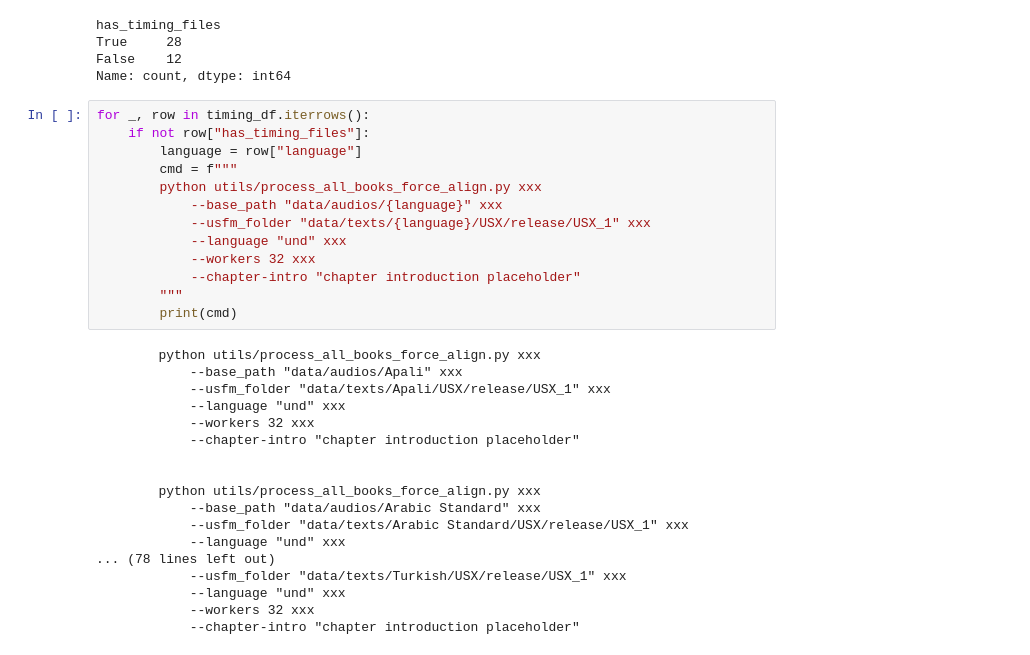
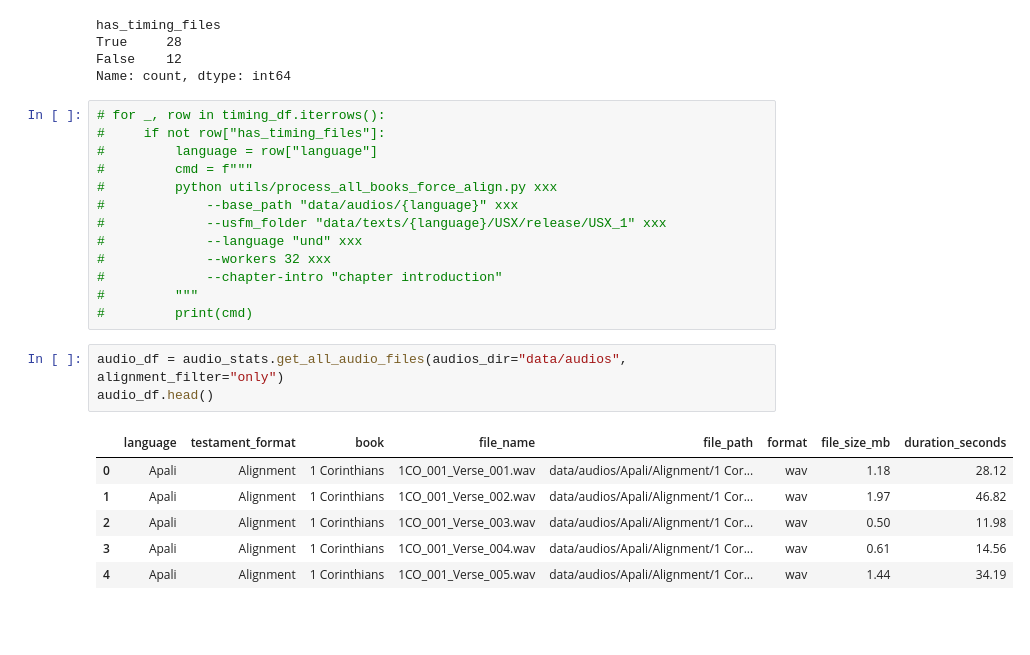
Before and after one commit to davidguzmanr/bible-tts-resources, a Jupyter notebook: dev.ipynb, the cells around one changed output. Drawn from its saved outputs; the diff is of its cells as text; blank space fills up the shorter version.

Commit message:
Update some utils

```diff
--- a/dev.ipynb
+++ b/dev.ipynb
@@ -490,33 +490,25 @@ True     28
 False    12
 Name: count, dtype: int64
 # %%
-for _, row in timing_df.iterrows():
-    if not row["has_timing_files"]:
-        language = row["language"]
-        cmd = f"""
-        python utils/process_all_books_force_align.py xxx
-            --base_path "data/audios/{language}" xxx
-            --usfm_folder "data/texts/{language}/USX/release/USX_1" xxx
-            --language "und" xxx
-            --workers 32 xxx
-            --chapter-intro "chapter introduction placeholder"
-        """
-        print(cmd)
+# for _, row in timing_df.iterrows():
+#     if not row["has_timing_files"]:
+#         language = row["language"]
+#         cmd = f"""
+#         python utils/process_all_books_force_align.py xxx
+#             --base_path "data/audios/{language}" xxx
+#             --usfm_folder "data/texts/{language}/USX/release/USX_1" xxx
+#             --language "und" xxx
+#             --workers 32 xxx
+#             --chapter-intro "chapter introduction"
+#         """
+#         print(cmd)
-# %% [output]
-        python utils/process_all_books_force_align.py xxx
-            --base_path "data/audios/Apali" xxx
-            --usfm_folder "data/texts/Apali/USX/release/USX_1" xxx
-            --language "und" xxx
-            --workers 32 xxx
-            --chapter-intro "chapter introduction placeholder"
-
-
-        python utils/process_all_books_force_align.py xxx
-            --base_path "data/audios/Arabic Standard" xxx
-            --usfm_folder "data/texts/Arabic Standard/USX/release/USX_1" xxx
-            --language "und" xxx
-... (78 lines left out)
-            --usfm_folder "data/texts/Turkish/USX/release/USX_1" xxx
-            --language "und" xxx
-            --workers 32 xxx
-            --chapter-intro "chapter introduction placeholder"
+# %%
+audio_df = audio_stats.get_all_audio_files(audios_dir="data/audios", alignment_filter="only")
+audio_df.head()
+# %% [output]
+|  | language | testament_format | book | file_name | file_path | format | file_size_mb | duration_seconds |
+| 0 | Apali | Alignment | 1 Corinthians | 1CO_001_Verse_001.wav | data/audios/Apali/Alignment/1 Cor... | wav | 1.18 | 28.12 |
+| 1 | Apali | Alignment | 1 Corinthians | 1CO_001_Verse_002.wav | data/audios/Apali/Alignment/1 Cor... | wav | 1.97 | 46.82 |
+| 2 | Apali | Alignment | 1 Corinthians | 1CO_001_Verse_003.wav | data/audios/Apali/Alignment/1 Cor... | wav | 0.50 | 11.98 |
+| 3 | Apali | Alignment | 1 Corinthians | 1CO_001_Verse_004.wav | data/audios/Apali/Alignment/1 Cor... | wav | 0.61 | 14.56 |
+| 4 | Apali | Alignment | 1 Corinthians | 1CO_001_Verse_005.wav | data/audios/Apali/Alignment/1 Cor... | wav | 1.44 | 34.19 |
```
Also changed, not shown: parts of 7 cells of this notebook, 5 other files.
